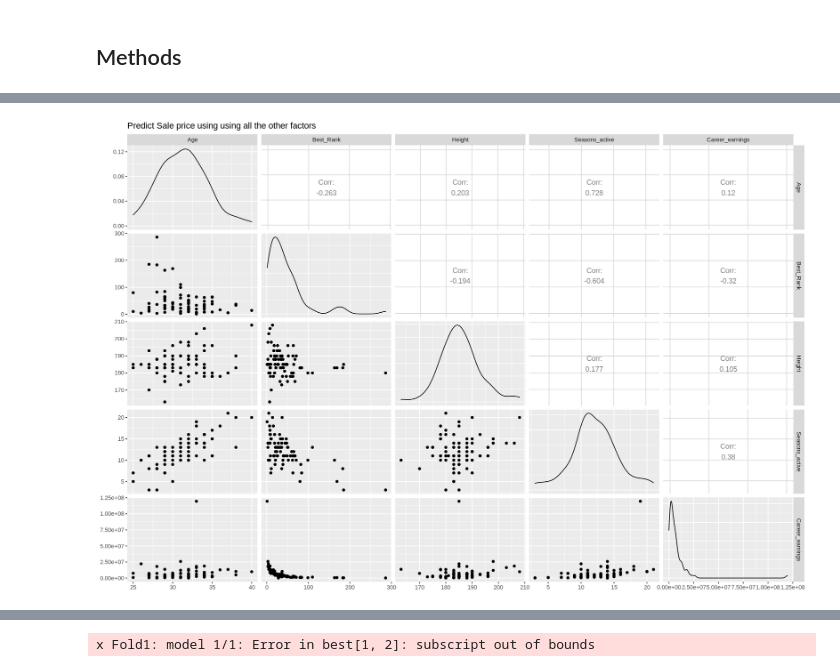
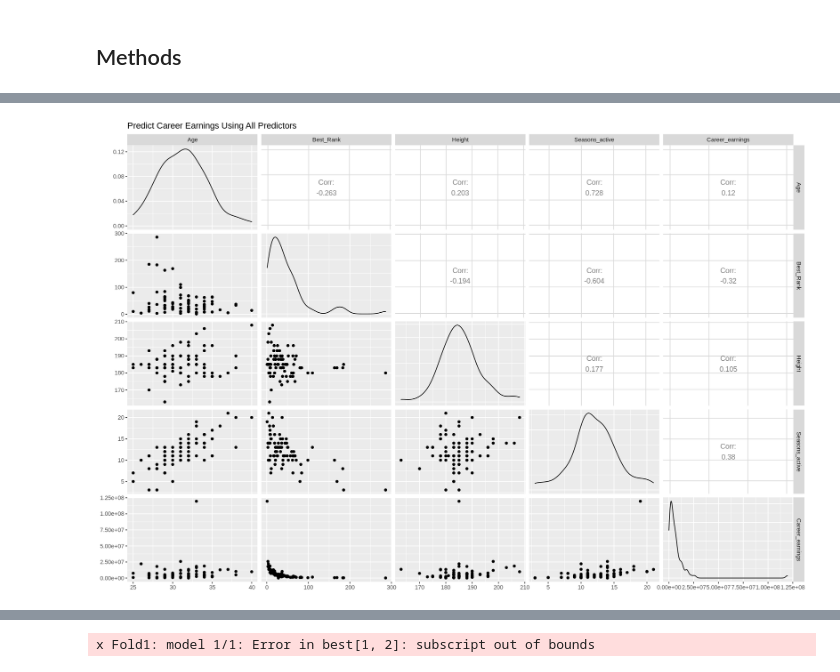
Before and after one commit to bc2003/DSCI-100-Group-20, a Jupyter notebook: Project Proposal-Copy1.ipynb, the cells around one changed output, grey strips where cells are left out. Drawn from its saved outputs; the diff is of its cells as text; code cells hidden in the pictures.

```diff
--- a/Project Proposal-Copy1.ipynb
+++ b/Project Proposal-Copy1.ipynb
@@ -221,9 +263,9 @@ best_rank_vs_pm
 # %%
 player_train_viz <- player_train %>%
                     select(-Handedness,-Name,-Backhand)
 
-player_train_viz_plot <- ggpairs(player_train_viz, columns= 1:5,title="Predict Sale price using using all the other factors")
+player_train_viz_plot <- ggpairs(player_train_viz, columns= 1:5,title="Predict Career Earnings Using All Predictors")
 player_train_viz_plot
 # %% [output]
-[figure, old version]
+[figure, new version]
 # %%
```
Also changed, not shown: parts of 14 cells of this notebook.
